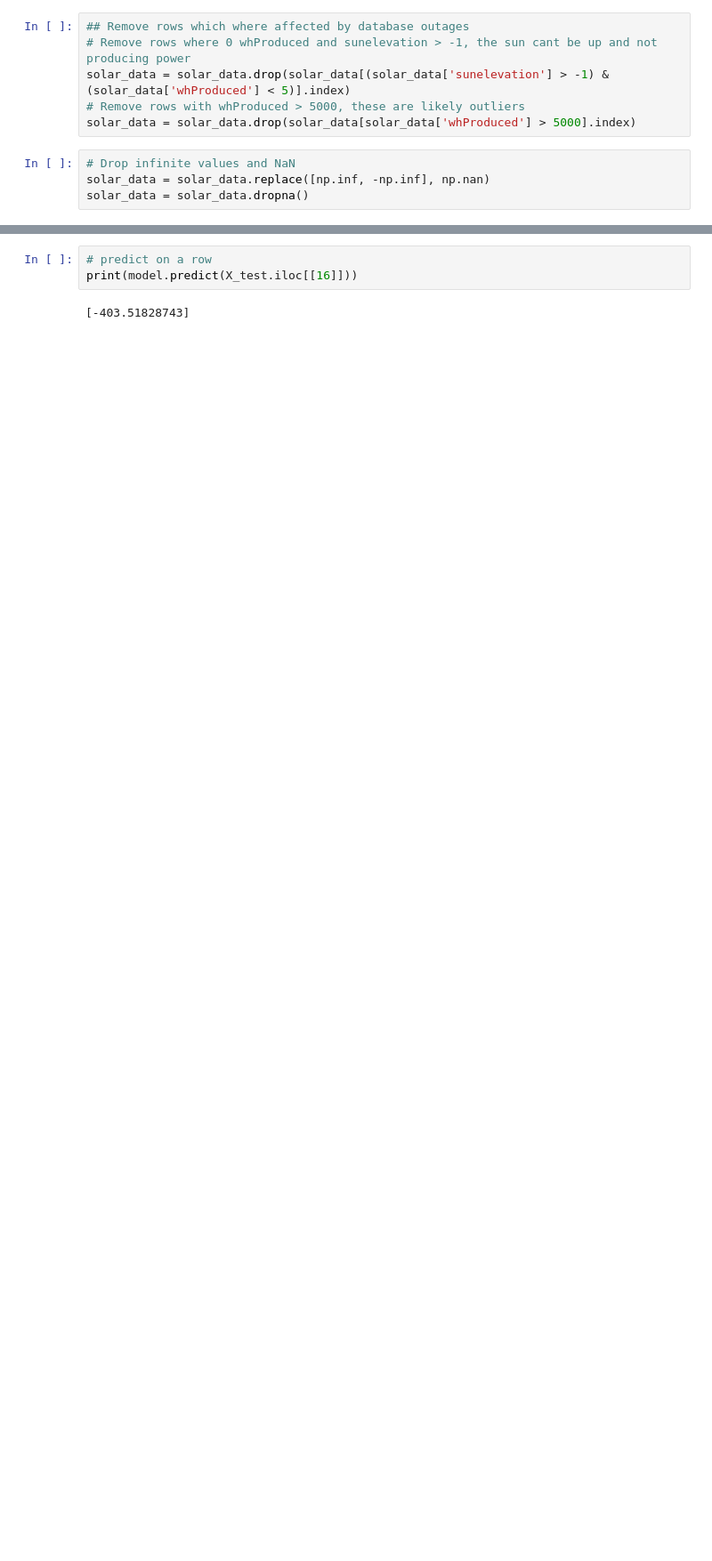
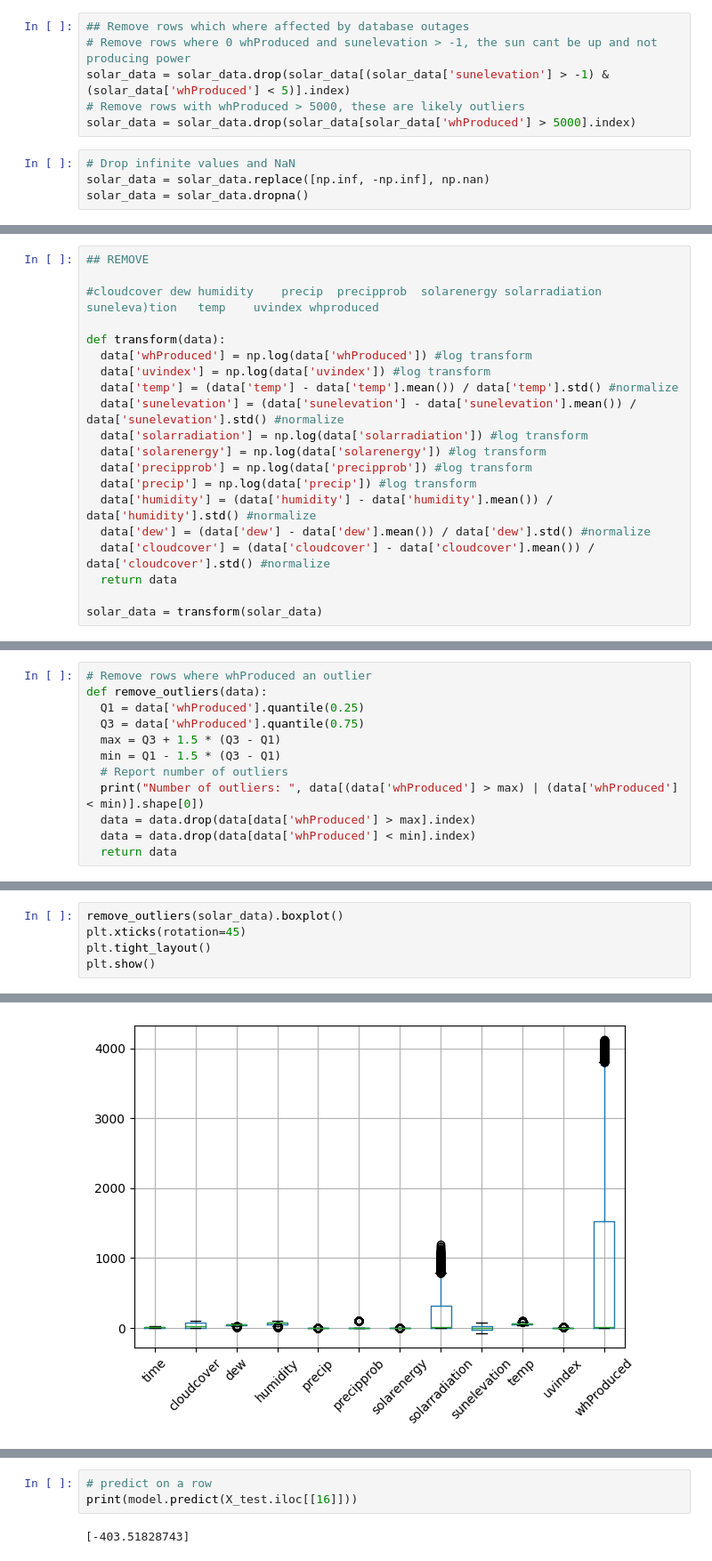
Before and after one commit to uppercaseVar/ECS171-Project, a Jupyter notebook: Project-2.ipynb, the cells around one changed output, grey strips where cells are left out. Shown at 89% size. Drawn from its saved outputs; the diff is of its cells as text; blank space fills up the shorter version.

```diff
--- a/Project-2.ipynb
+++ b/Project-2.ipynb
@@ -91,0 +103,20 @@ solar_data = solar_data.dropna()
+# %%
+## REMOVE
+
+#cloudcover	dew	humidity	precip	precipprob	solarenergy	solarradiation	suneleva)tion	temp	uvindex	whproduced
+
+def transform(data):
+  data['whProduced'] = np.log(data['whProduced']) #log transform
+  data['uvindex'] = np.log(data['uvindex']) #log transform
+  data['temp'] = (data['temp'] - data['temp'].mean()) / data['temp'].std() #normalize
+  data['sunelevation'] = (data['sunelevation'] - data['sunelevation'].mean()) / data['sunelevation'].std() #normalize
+  data['solarradiation'] = np.log(data['solarradiation']) #log transform
+  data['solarenergy'] = np.log(data['solarenergy']) #log transform
+  data['precipprob'] = np.log(data['precipprob']) #log transform
+  data['precip'] = np.log(data['precip']) #log transform
+  data['humidity'] = (data['humidity'] - data['humidity'].mean()) / data['humidity'].std() #normalize
+  data['dew'] = (data['dew'] - data['dew'].mean()) / data['dew'].std() #normalize
+  data['cloudcover'] = (data['cloudcover'] - data['cloudcover'].mean()) / data['cloudcover'].std() #normalize
+  return data
+
+solar_data = transform(solar_data)
@@ -91,0 +178,12 @@ solar_data = solar_data.dropna()
+# %%
+# Remove rows where whProduced an outlier
+def remove_outliers(data):
+  Q1 = data['whProduced'].quantile(0.25)
+  Q3 = data['whProduced'].quantile(0.75)
+  max = Q3 + 1.5 * (Q3 - Q1)
+  min = Q1 - 1.5 * (Q3 - Q1)
+  # Report number of outliers
+  print("Number of outliers: ", data[(data['whProduced'] > max) | (data['whProduced'] < min)].shape[0])
+  data = data.drop(data[data['whProduced'] > max].index)
+  data = data.drop(data[data['whProduced'] < min].index)
+  return data
@@ -91,0 +197,6 @@ solar_data = solar_data.dropna()
+# %%
+remove_outliers(solar_data).boxplot()
+plt.xticks(rotation=45)
+plt.tight_layout()
+plt.show()
+# %% [output]
@@ -92 +204,2 @@ solar_data = solar_data.dropna()
+[figure, added]
 # %%
```
Also changed, not shown: parts of 41 cells of this notebook.
